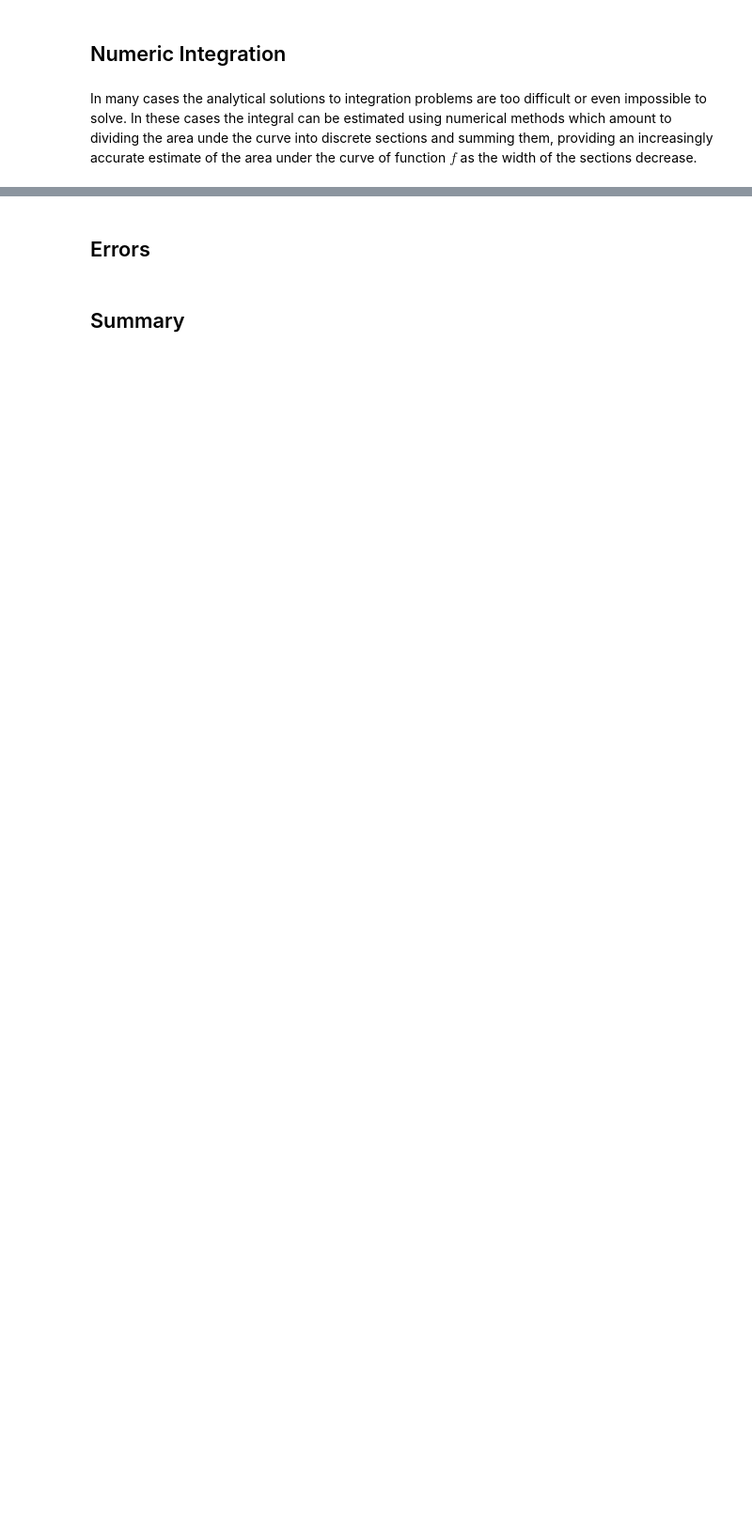
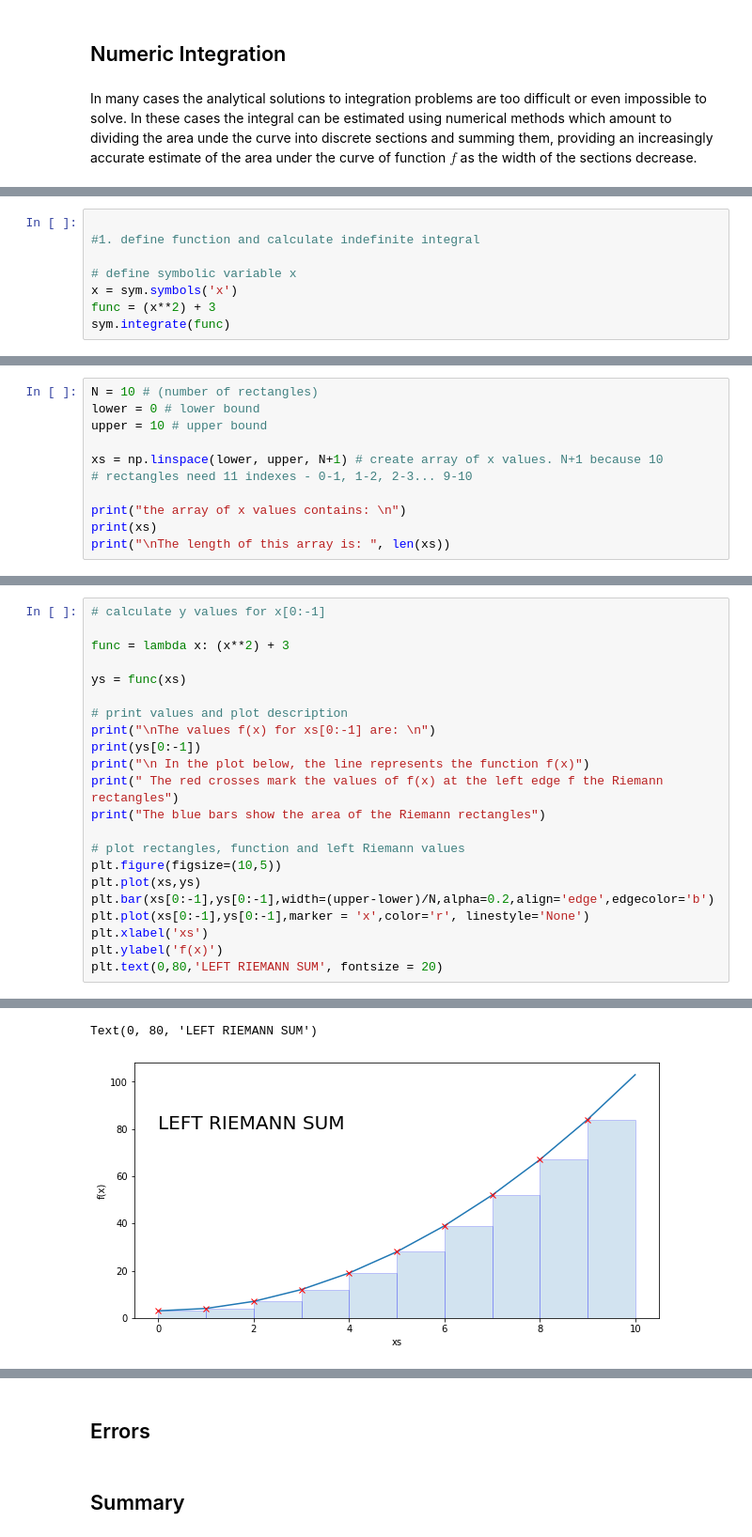
Before and after one commit to jmcook1186/Teaching, a Jupyter notebook: Python/Calculus/IntegralCalc.ipynb, the cells around one changed output, grey strips where cells are left out. Shown at 94% size. Saved outputs shown, nothing was run; the diff lists cells and outputs as text; blank space fills up the shorter version.

Commit message:
add Riemann sum section to IntegralCalc.ipynb

```diff
--- a/Python/Calculus/IntegralCalc.ipynb
+++ b/Python/Calculus/IntegralCalc.ipynb
@@ -420,0 +425,8 @@ from scipy.integrate import quad
+# %%
+
+#1. define function and calculate indefinite integral
+
+# define symbolic variable x
+x = sym.symbols('x')
+func = (x**2) + 3
+sym.integrate(func)
@@ -420,0 +455,11 @@ from scipy.integrate import quad
+# %%
+N = 10 # (number of rectangles)
+lower = 0 # lower bound
+upper = 10 # upper bound
+
+xs = np.linspace(lower, upper, N+1) # create array of x values. N+1 because 10
+# rectangles need 11 indexes - 0-1, 1-2, 2-3... 9-10
+
+print("the array of x values contains: \n")
+print(xs)
+print("\nThe length of this array is: ", len(xs))
@@ -420,0 +474,23 @@ from scipy.integrate import quad
+# %%
+# calculate y values for x[0:-1]
+
+func = lambda x: (x**2) + 3
+
+ys = func(xs)
+
+# print values and plot description
+print("\nThe values f(x) for xs[0:-1] are: \n")
+print(ys[0:-1])
+print("\n In the plot below, the line represents the function f(x)")
+print(" The red crosses mark the values of f(x) at the left edge f the Riemann rectangles")
+print("The blue bars show the area of the Riemann rectangles")
+
+# plot rectangles, function and left Riemann values
+plt.figure(figsize=(10,5))
+plt.plot(xs,ys)
+plt.bar(xs[0:-1],ys[0:-1],width=(upper-lower)/N,alpha=0.2,align='edge',edgecolor='b')
+plt.plot(xs[0:-1],ys[0:-1],marker = 'x',color='r', linestyle='None')
+plt.xlabel('xs')
+plt.ylabel('f(x)')
+plt.text(0,80,'LEFT RIEMANN SUM', fontsize = 20)
+# %% [output]
@@ -420,0 +504,2 @@ from scipy.integrate import quad
+Text(0, 80, 'LEFT RIEMANN SUM')
+[figure, added]
```
Also changed, not shown: parts of 26 cells of this notebook.
